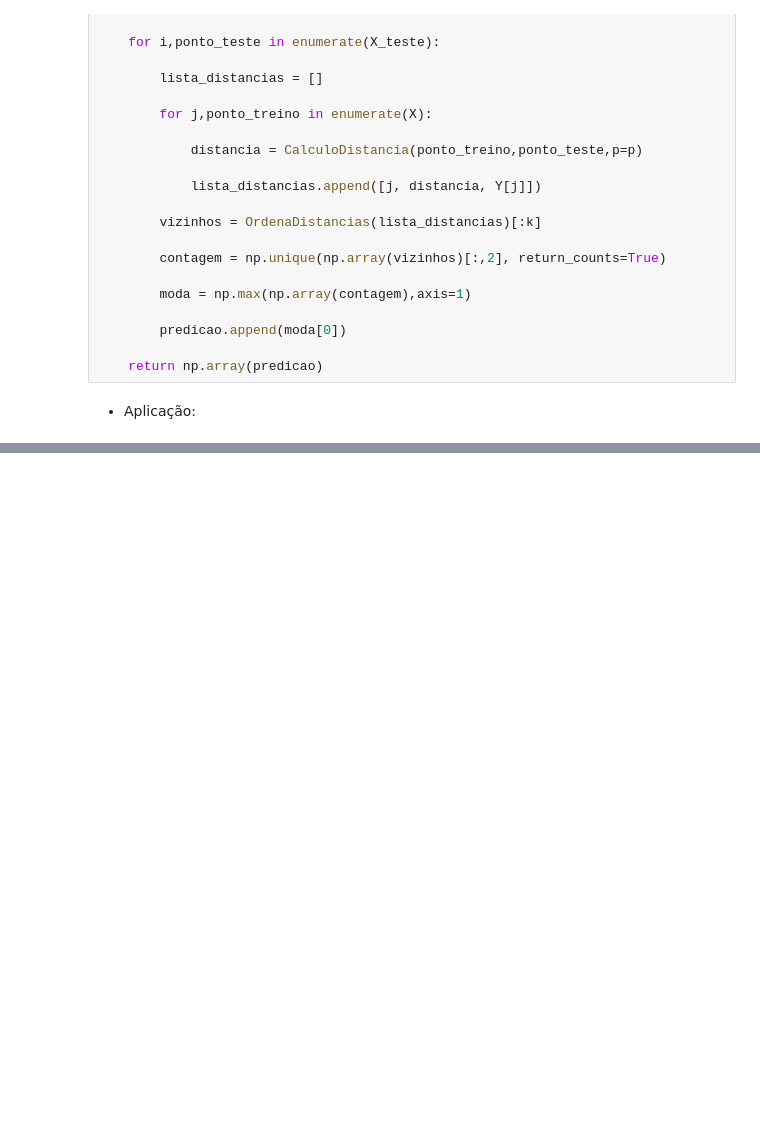
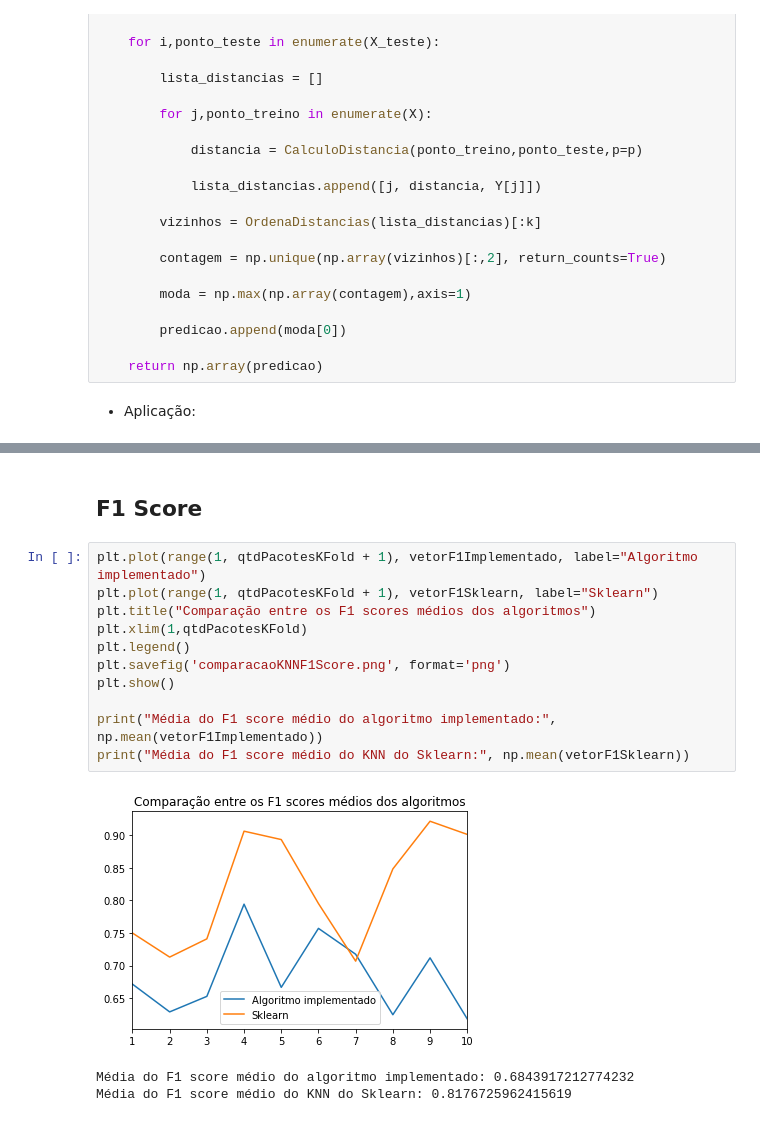
Before and after one commit to DimitriLeandro/ProjetoFinalSistemasInteligentesUFABC, a Jupyter notebook: Implementacoes/Implementações - KNN.ipynb, the cells around one changed output, grey strips where cells are left out. Saved outputs shown, nothing was run; the diff lists cells and outputs as text; blank space fills up the shorter version.

```diff
--- a/Implementacoes/Implementações - KNN.ipynb
+++ b/Implementacoes/Implementações - KNN.ipynb
@@ -261,0 +224,17 @@ array([[0, 0, 0, ..., 0, 0, 1],
+# %% [markdown]
+## F1 Score
+# %%
+plt.plot(range(1, qtdPacotesKFold + 1), vetorF1Implementado, label="Algoritmo implementado")
+plt.plot(range(1, qtdPacotesKFold + 1), vetorF1Sklearn, label="Sklearn")
+plt.title("Comparação entre os F1 scores médios dos algoritmos")
+plt.xlim(1,qtdPacotesKFold)
+plt.legend()
+plt.savefig('comparacaoKNNF1Score.png', format='png')
+plt.show()
+
+print("Média do F1 score médio do algoritmo implementado:", np.mean(vetorF1Implementado))
+print("Média do F1 score médio do KNN do Sklearn:", np.mean(vetorF1Sklearn))
+# %% [output]
+[figure, added]
+Média do F1 score médio do algoritmo implementado: 0.6843917212774232
+Média do F1 score médio do KNN do Sklearn: 0.8176725962415619
```
Also changed, not shown: parts of 58 cells of this notebook.
